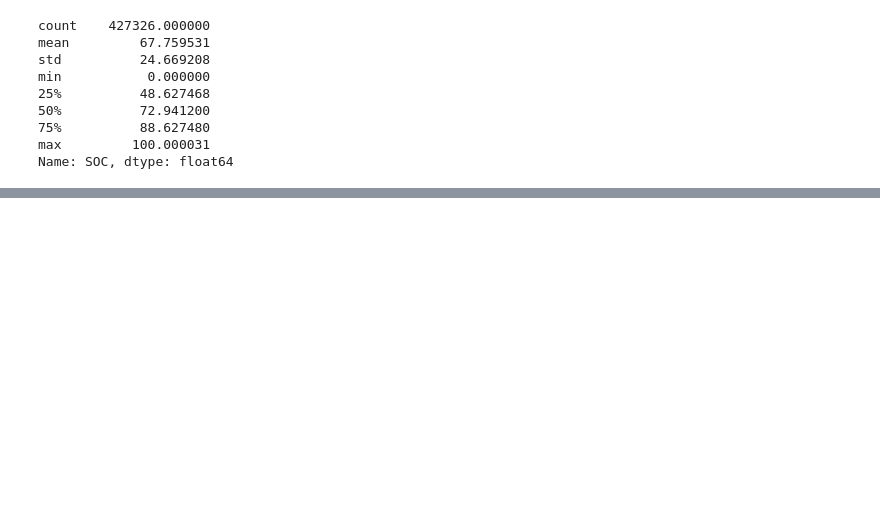
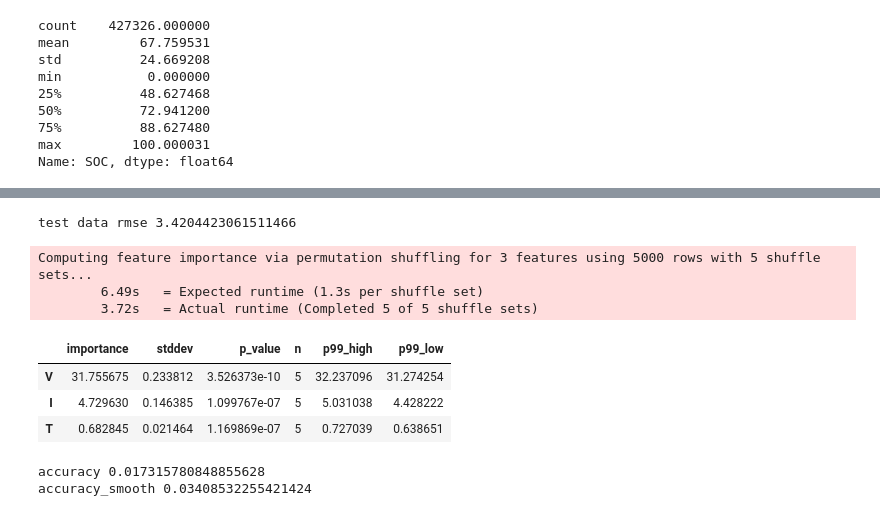
Before and after one commit to kylrw/Range-Estimation-MARC, a Jupyter notebook: autogluon_SOC.ipynb, the cells around one changed output, grey strips where cells are left out. Drawn from its saved outputs; the diff is of its cells as text; code cells hidden in the pictures; blank space fills up the shorter version.

```diff
--- a/autogluon_SOC.ipynb
+++ b/autogluon_SOC.ipynb
@@ -137,0 +156,32 @@ test data rmse 3.6227905364757076
+# %%
+#rmse test of smoothed data
+mse_test = np.mean(((y_pred_smooth - test_data[label])**2))
+rmse_test = math.sqrt(mse_test)
+print("test data rmse", rmse_test)
+# %% [output]
+test data rmse 3.4204423061511466
+# %%
+predictor.feature_importance(test_data)
+# %% [output]
+Computing feature importance via permutation shuffling for 3 features using 5000 rows with 5 shuffle sets...
+        6.49s   = Expected runtime (1.3s per shuffle set)
+        3.72s   = Actual runtime (Completed 5 of 5 shuffle sets)
+|  | importance | stddev | p_value | n | p99_high | p99_low |
+| V | 31.755675 | 0.233812 | 3.526373e-10 | 5 | 32.237096 | 31.274254 |
+| I | 4.729630 | 0.146385 | 1.099767e-07 | 5 | 5.031038 | 4.428222 |
+| T | 0.682845 | 0.021464 | 1.169869e-07 | 5 | 0.727039 | 0.638651 |
+# %%
+#calculates the accuracy in percent of the smoothed predictions and normal predictions
+accuracy = 0
+accuracy_smooth = 0
+for i in range(len(y_pred)):
+    if abs(y_pred[i] - test_data[label][i]) < 0.1:
+        accuracy += 1
+    if abs(y_pred_smooth[i] - test_data[label][i]) < 0.1:
+        accuracy_smooth += 1
+
+print("accuracy", accuracy/len(y_pred)) #accuracy of normal predictions in percent
+print("accuracy_smooth", accuracy_smooth/len(y_pred_smooth))
+# %% [output]
+accuracy 0.017315780848855628
+accuracy_smooth 0.03408532255421424
```
Also changed, not shown: parts of 11 cells of this notebook, 6 other files.
